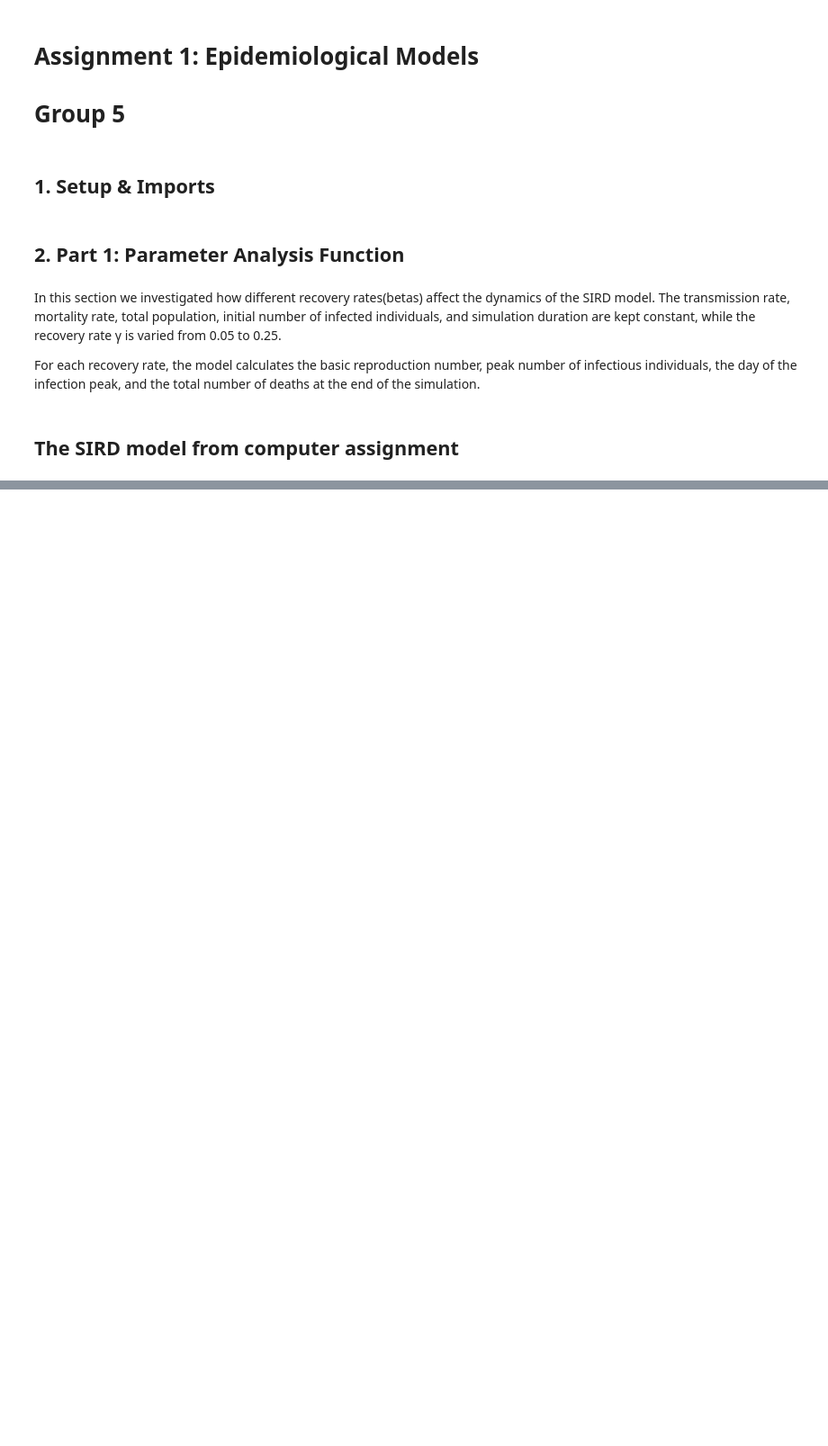
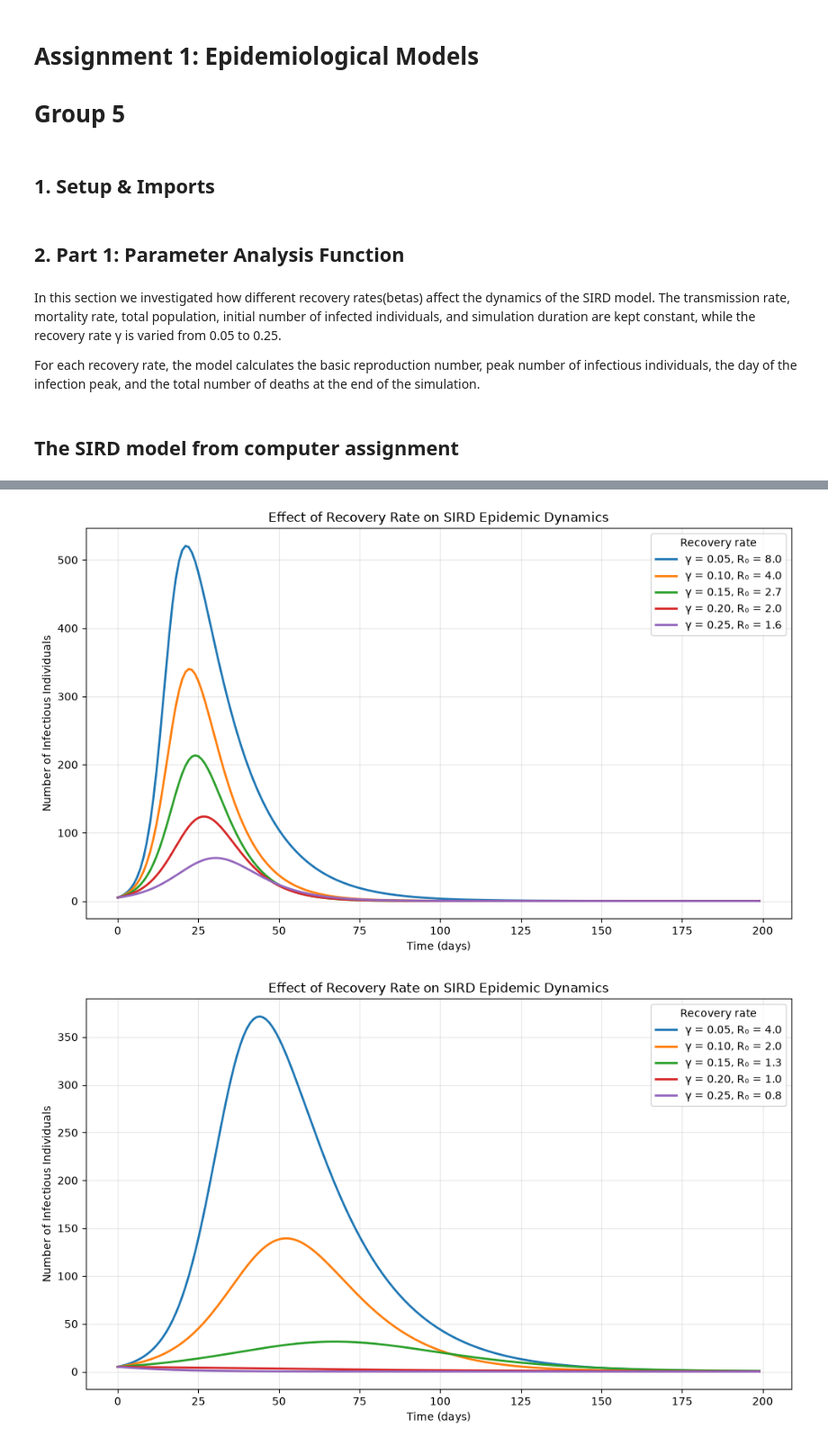
Before and after one commit to elenagos/assignmentsgroup5, a Jupyter notebook: assignment1/analysis.ipynb, the cells around one changed output, grey strips where cells are left out. Shown at 90% size. Cells and saved outputs as stored; diff of their text form; code cells hidden in the pictures; blank space fills up the shorter version.

```diff
--- a/assignment1/analysis.ipynb
+++ b/assignment1/analysis.ipynb
@@ -165,0 +171,15 @@ results_df
+# %%
+# Run the required recovery-rate analysis for both scenarios.
+scenario_a_results = analyze_recovery_rates(
+    beta=0.4, mu=0.02, N=1000, I0=5, simulation_days=200
+)
+scenario_b_results = analyze_recovery_rates(
+    beta=0.2, mu=0.005, N=1000, I0=5, simulation_days=200
+)
+
+# Round continuous-model outputs to two decimal places for readable tables.
+scenario_a_results = scenario_a_results.round(2)
+scenario_b_results = scenario_b_results.round(2)
+# %% [output]
+[figure, added]
+[figure, added]
```
Also changed, not shown: parts of 11 cells of this notebook.
